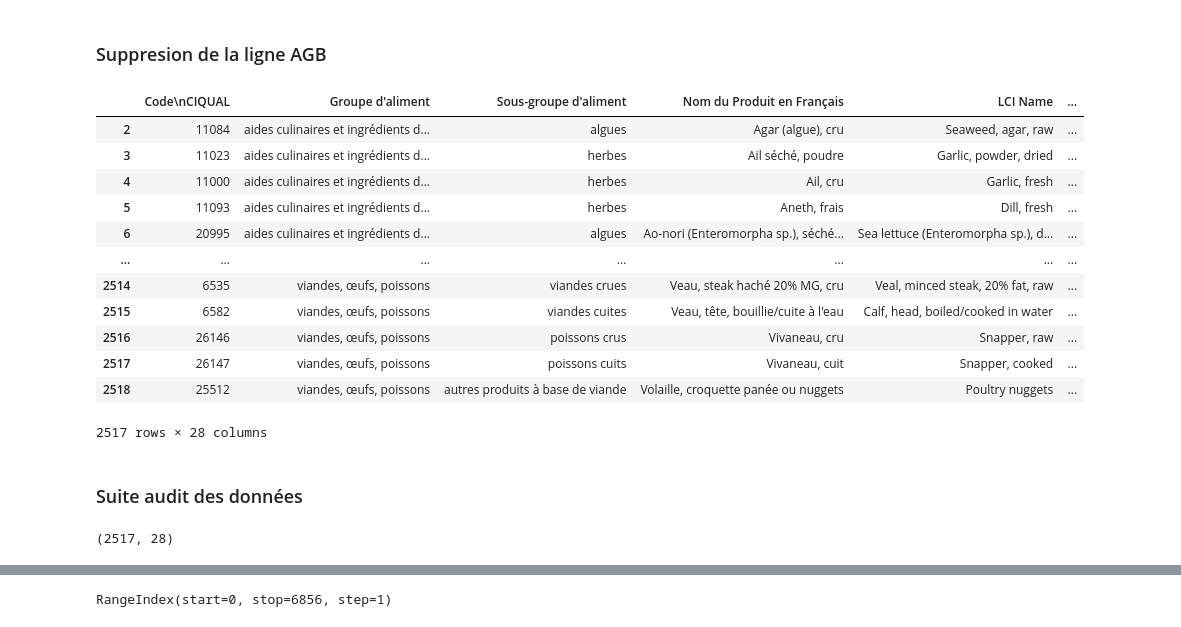
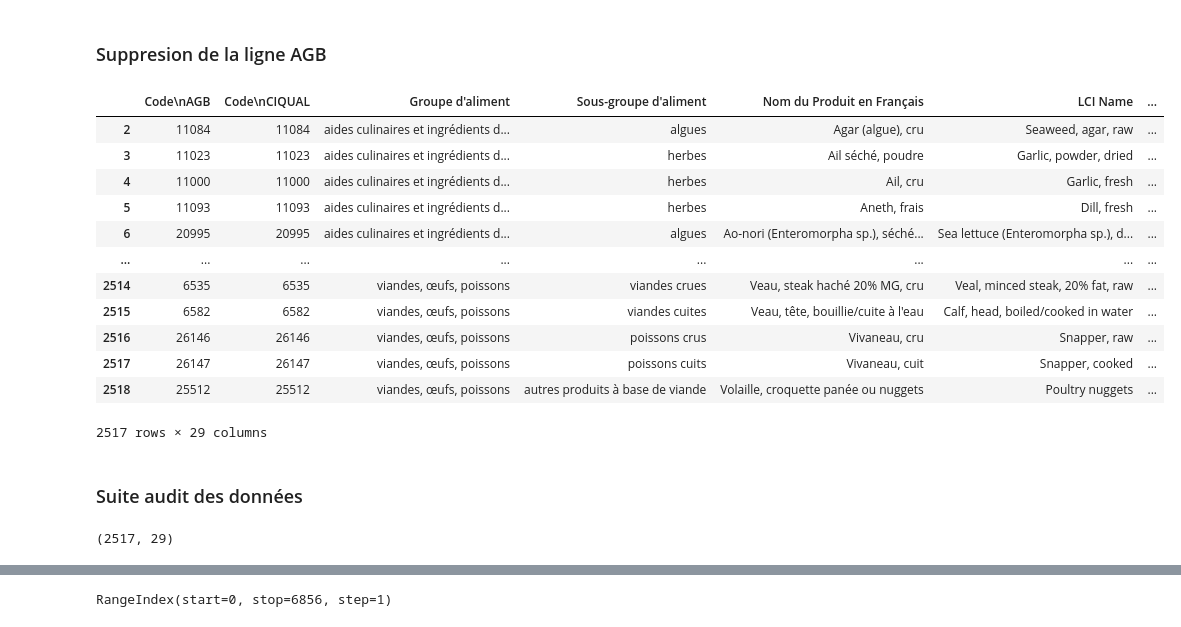
Before and after one commit to Anwen11/projet-python, a Jupyter notebook: nettoyage_des_donnees.ipynb, the cells around one changed output, grey strips where cells are left out. Cells and saved outputs as stored; diff of their text form; code cells hidden in the pictures.

```diff
--- a/nettoyage_des_donnees.ipynb
+++ b/nettoyage_des_donnees.ipynb
@@ -228,20 +228,20 @@ for index, lignes in dfdetail_ingredient.iterrows():
 # %% [markdown]
 ### Suppresion de la ligne AGB
 # %%
-dfsynthese.drop("Code\nAGB", axis=1, inplace=True)
+# dfsynthese.drop("Code\nAGB", axis=1, inplace=True)
 dfsynthese
 # %% [output]
-|  | Code\nCIQUAL | Groupe d'aliment | Sous-groupe d'aliment | Nom du Produit en Français | LCI Name | ... |
-| 2 | 11084 | aides culinaires et ingrédients d... | algues | Agar (algue), cru | Seaweed, agar, raw | ... |
-| 3 | 11023 | aides culinaires et ingrédients d... | herbes | Ail séché, poudre | Garlic, powder, dried | ... |
-| 4 | 11000 | aides culinaires et ingrédients d... | herbes | Ail, cru | Garlic, fresh | ... |
-| 5 | 11093 | aides culinaires et ingrédients d... | herbes | Aneth, frais | Dill, fresh | ... |
-| 6 | 20995 | aides culinaires et ingrédients d... | algues | Ao-nori (Enteromorpha sp.), séché... | Sea lettuce (Enteromorpha sp.), d... | ... |
-| ... | ... | ... | ... | ... | ... | ... |
-| 2514 | 6535 | viandes, œufs, poissons | viandes crues | Veau, steak haché 20% MG, cru | Veal, minced steak, 20% fat, raw | ... |
-| 2515 | 6582 | viandes, œufs, poissons | viandes cuites | Veau, tête, bouillie/cuite à l'eau | Calf, head, boiled/cooked in water | ... |
-| 2516 | 26146 | viandes, œufs, poissons | poissons crus | Vivaneau, cru | Snapper, raw | ... |
-| 2517 | 26147 | viandes, œufs, poissons | poissons cuits | Vivaneau, cuit | Snapper, cooked | ... |
-| 2518 | 25512 | viandes, œufs, poissons | autres produits à base de viande | Volaille, croquette panée ou nuggets | Poultry nuggets | ... |
+|  | Code\nAGB | Code\nCIQUAL | Groupe d'aliment | Sous-groupe d'aliment | Nom du Produit en Français | LCI Name | ... |
+| 2 | 11084 | 11084 | aides culinaires et ingrédients d... | algues | Agar (algue), cru | Seaweed, agar, raw | ... |
+| 3 | 11023 | 11023 | aides culinaires et ingrédients d... | herbes | Ail séché, poudre | Garlic, powder, dried | ... |
+| 4 | 11000 | 11000 | aides culinaires et ingrédients d... | herbes | Ail, cru | Garlic, fresh | ... |
+| 5 | 11093 | 11093 | aides culinaires et ingrédients d... | herbes | Aneth, frais | Dill, fresh | ... |
+| 6 | 20995 | 20995 | aides culinaires et ingrédients d... | algues | Ao-nori (Enteromorpha sp.), séché... | Sea lettuce (Enteromorpha sp.), d... | ... |
+| ... | ... | ... | ... | ... | ... | ... | ... |
+| 2514 | 6535 | 6535 | viandes, œufs, poissons | viandes crues | Veau, steak haché 20% MG, cru | Veal, minced steak, 20% fat, raw | ... |
+| 2515 | 6582 | 6582 | viandes, œufs, poissons | viandes cuites | Veau, tête, bouillie/cuite à l'eau | Calf, head, boiled/cooked in water | ... |
+| 2516 | 26146 | 26146 | viandes, œufs, poissons | poissons crus | Vivaneau, cru | Snapper, raw | ... |
+| 2517 | 26147 | 26147 | viandes, œufs, poissons | poissons cuits | Vivaneau, cuit | Snapper, cooked | ... |
+| 2518 | 25512 | 25512 | viandes, œufs, poissons | autres produits à base de viande | Volaille, croquette panée ou nuggets | Poultry nuggets | ... |
-2517 rows × 28 columns
+2517 rows × 29 columns
 # %%
@@ -253,7 +253,7 @@ dfdetail_ingredient.drop("Ciqual \nAGB", axis=1, inplace=True)
 # %%
 dfsynthese.shape
 # %% [output]
-(2517, 28)
+(2517, 29)
 # %%
 dfdetail_etape.shape
 # %% [output]
```
Also changed, not shown: parts of 8 cells of this notebook, 3 other files.
